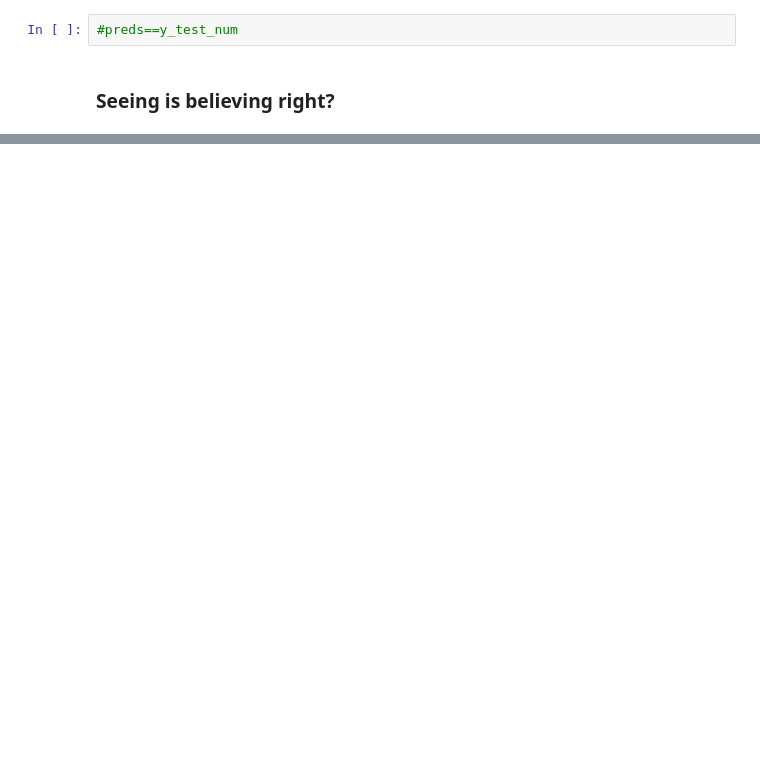
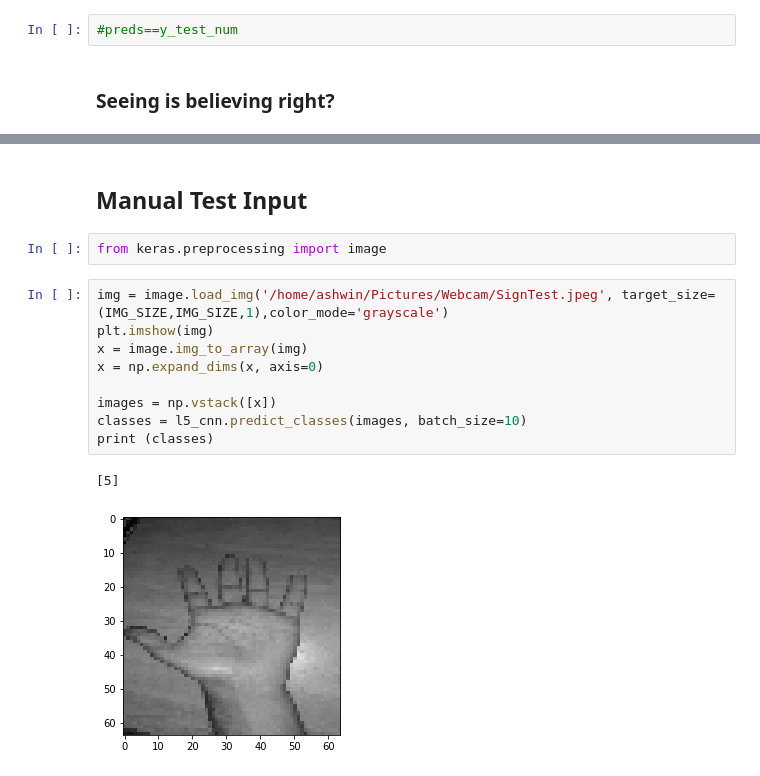
Before and after one commit to Pythonista7/Sign_Language_Digit_Recognition, a Jupyter notebook: Sign Language Digit Recognition.ipynb, the cells around one changed output, grey strips where cells are left out. Drawn from its saved outputs; the diff is of its cells as text; blank space fills up the shorter version.

```diff
--- a/Sign Language Digit Recognition.ipynb
+++ b/Sign Language Digit Recognition.ipynb
@@ -324 +314,18 @@ Truth    :  1
 ... (8 outputs left out)
+# %% [markdown]
+
+## Manual Test Input
+# %%
+from keras.preprocessing import image
+# %%
+img = image.load_img('/home/ashwin/Pictures/Webcam/SignTest.jpeg', target_size=(IMG_SIZE,IMG_SIZE,1),color_mode='grayscale')
+plt.imshow(img)
+x = image.img_to_array(img)
+x = np.expand_dims(x, axis=0)
+
+images = np.vstack([x])
+classes = l5_cnn.predict_classes(images, batch_size=10)
+print (classes)
+# %% [output]
+[5]
+[figure, added]
```
Also changed, not shown: parts of 10 cells of this notebook, 1 other file.
